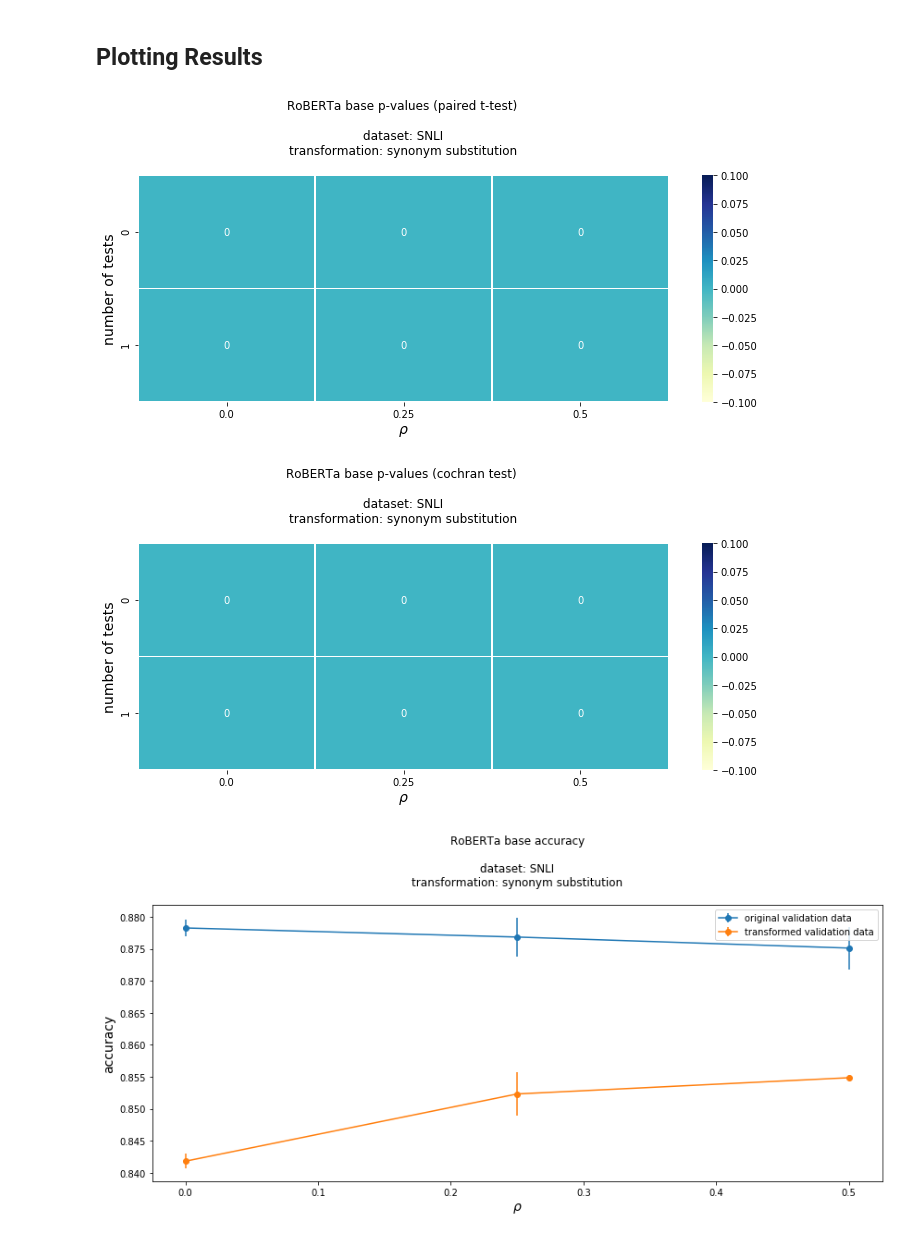
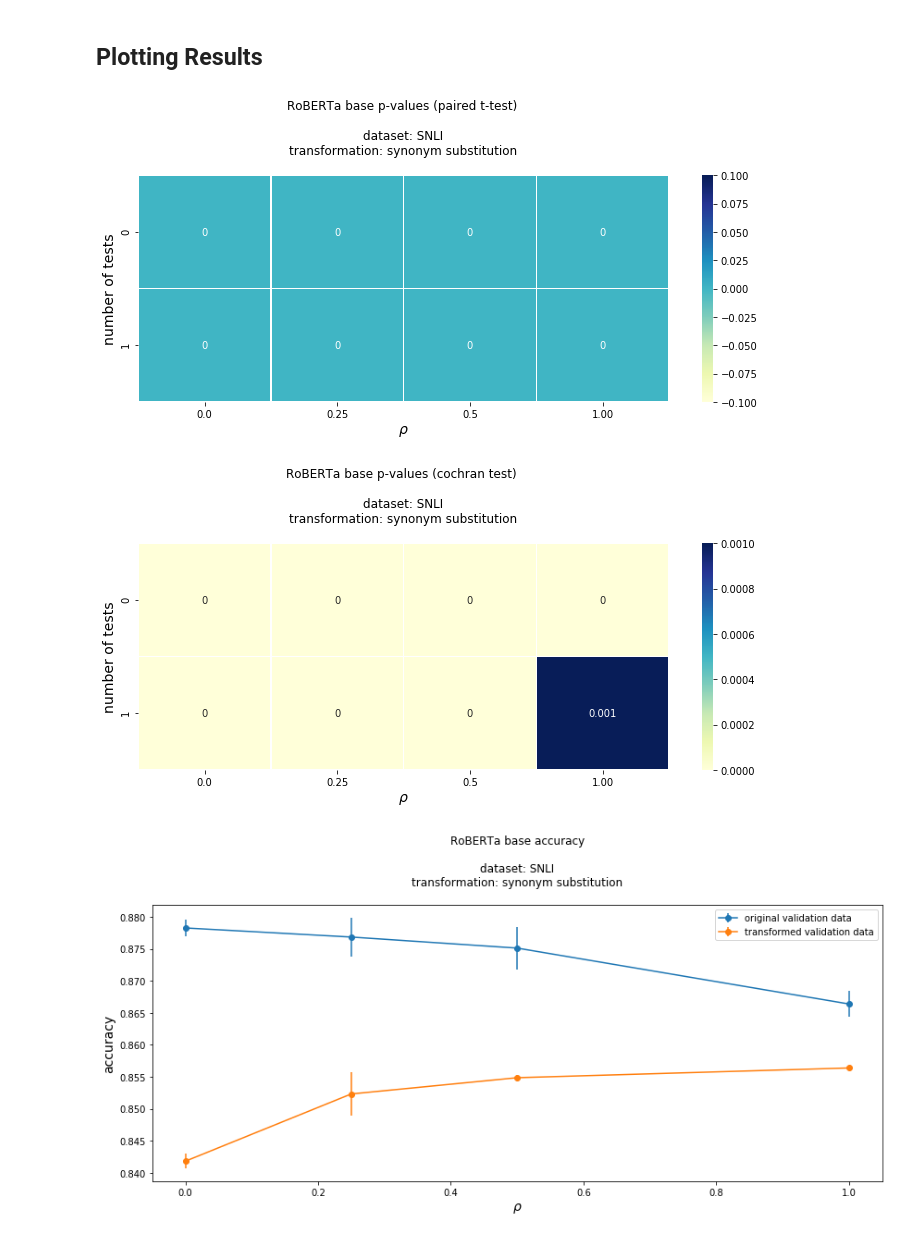
Before and after one commit to lukewanless/looking-for-equivalences, a Jupyter notebook: src/check_results_roberta_base_p_and_h.ipynb, the cells around one changed output. Saved outputs shown, nothing was run; the diff lists cells and outputs as text; code cells hidden in the pictures.

Commit message:
add rho 1 snli roberta

```diff
--- a/src/check_results_roberta_base_p_and_h.ipynb
+++ b/src/check_results_roberta_base_p_and_h.ipynb
@@ -72,15 +72,15 @@ show_df(df_rho_0p5)
 # %% [markdown]
 ## Results for $\rho = 1.0$
 # %%
-# df1 = pd.read_csv("results/snli/bert_base/sin_p_h/rho_1p00_dgp_seed_185_random_state_27.csv")
-# diff1 = pd.read_csv("raw_results/snli/bert_base/sin_p_h/rho_1p00_dgp_seed_185_random_state_27_results.csv")
-# df1_new = update_results_with_cochran_test(df1, diff1)
+df1 = pd.read_csv("results/snli/roberta_base/sin_p_h/rho_1p00_dgp_seed_71_random_state_12.csv")
+diff1 = pd.read_csv("raw_results/snli/roberta_base/sin_p_h/rho_1p0_dgp_seed_71_random_state_12_results.csv")
+df1_new = update_results_with_cochran_test(df1, diff1)
 
-# df2 = pd.read_csv("results/snli/bert_base/sin_p_h/rho_1p00_dgp_seed_13_random_state_47.csv")
-# diff2 = pd.read_csv("raw_results/snli/bert_base/sin_p_h/rho_1p00_dgp_seed_13_random_state_47_results.csv")
-# df2_new = update_results_with_cochran_test(df2, diff2)
+df2 = pd.read_csv("results/snli/roberta_base/sin_p_h/rho_1p00_dgp_seed_524_random_state_26.csv")
+diff2 = pd.read_csv("raw_results/snli/roberta_base/sin_p_h/rho_1p0_dgp_seed_524_random_state_26_results.csv")
+df2_new = update_results_with_cochran_test(df2, diff2)
 
 
-# df_rho_1p0 = pd.concat([df1_new, df2_new]).reset_index(drop=True)
-# df_rho_1p0 = get_standart_results(df_rho_1p0)
-# show_df(df_rho_1p0)
+df_rho_1p0 = pd.concat([df1_new, df2_new]).reset_index(drop=True)
+df_rho_1p0 = get_standart_results(df_rho_1p0)
+show_df(df_rho_1p0)
@@ -90,8 +94,8 @@ show_df(df_rho_0p5)
 # dfs = [df_rho_0, df_rho_0p25, df_rho_0p5, df_rho_0p75, df_rho_1p0]
 # names = ["0.0", "0.25", "0.5", "0.75", "1.00" ]
 
-dfs = [df_rho_0, df_rho_0p25, df_rho_0p5]
-names = ["0.0", "0.25", "0.5"]
+dfs = [df_rho_0, df_rho_0p25, df_rho_0p5, df_rho_1p0]
+names = ["0.0", "0.25", "0.5", "1.00" ]
 
 all_p_values = {}
 for df, name in zip(dfs, names):
@@ -134,33 +138,33 @@ for df in dfs:
 acc_s = np.array(acc_s)
 acc_t_s = np.array(acc_t_s)
 
 acc_c = ["acc_{}".format(i) for i in range(acc_s.shape[1])]
 acc_t_c = ["acc_t_{}".format(i) for i in range(acc_t_s.shape[1])]
 
 acc = pd.DataFrame(acc_s, index=rhos, columns=acc_c)
 acc.index.name = "rho"
 acc_t = pd.DataFrame(acc_t_s, index=rhos, columns=acc_t_c)
 acc_t.index.name = "rho"
 
 x = acc.mean(1).index
 y = acc.mean(1).values
 error = acc.std(1).values
 
 x_t = acc_t.mean(1).index
 y_t = acc_t.mean(1).values
 error_t = acc_t.std(1).values
 
 
 fig, ax = plt.subplots(figsize=(12,6))
 ax.errorbar(x, y, yerr=error, fmt='-o', label="original validation data");
 ax.errorbar(x_t, y_t, yerr=error_t, fmt='-o', label="transformed validation data");
 ax.legend(loc="best");
 ax.set_xlabel(r"$\rho$", fontsize=14);
 ax.set_ylabel("accuracy", fontsize=14);
 ax.set_title("RoBERTa base accuracy\n\ndataset: SNLI\ntransformation: synonym substitution\n");
 fig.tight_layout()
 fig.savefig('figs/roberta_base_acc_snli_sin_p_h.png', bbox_inches=None, pad_inches=0.5)
 # %% [output]
-[figure, old version]
+[figure, new version]
-[figure, old version]
+[figure, new version]
-[figure, old version]
+[figure, new version]
```
Also changed, not shown: parts of 1 cell of this notebook, 5 other files.
